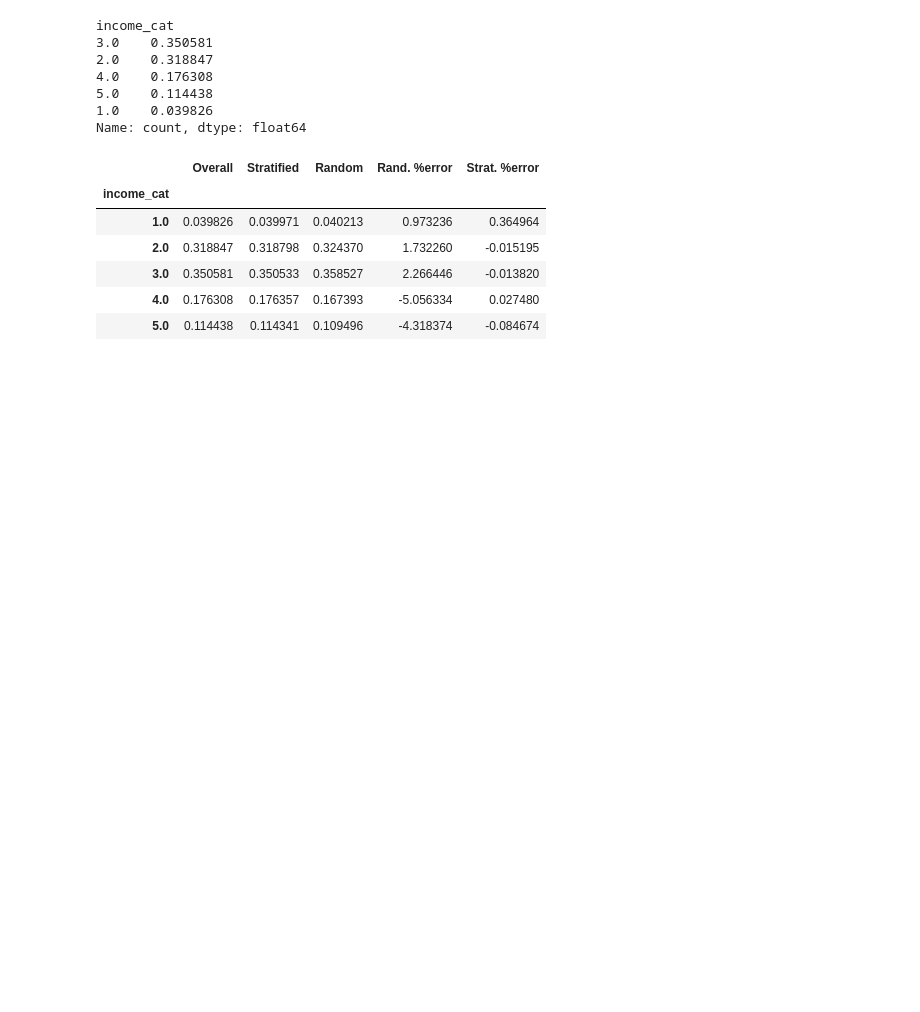
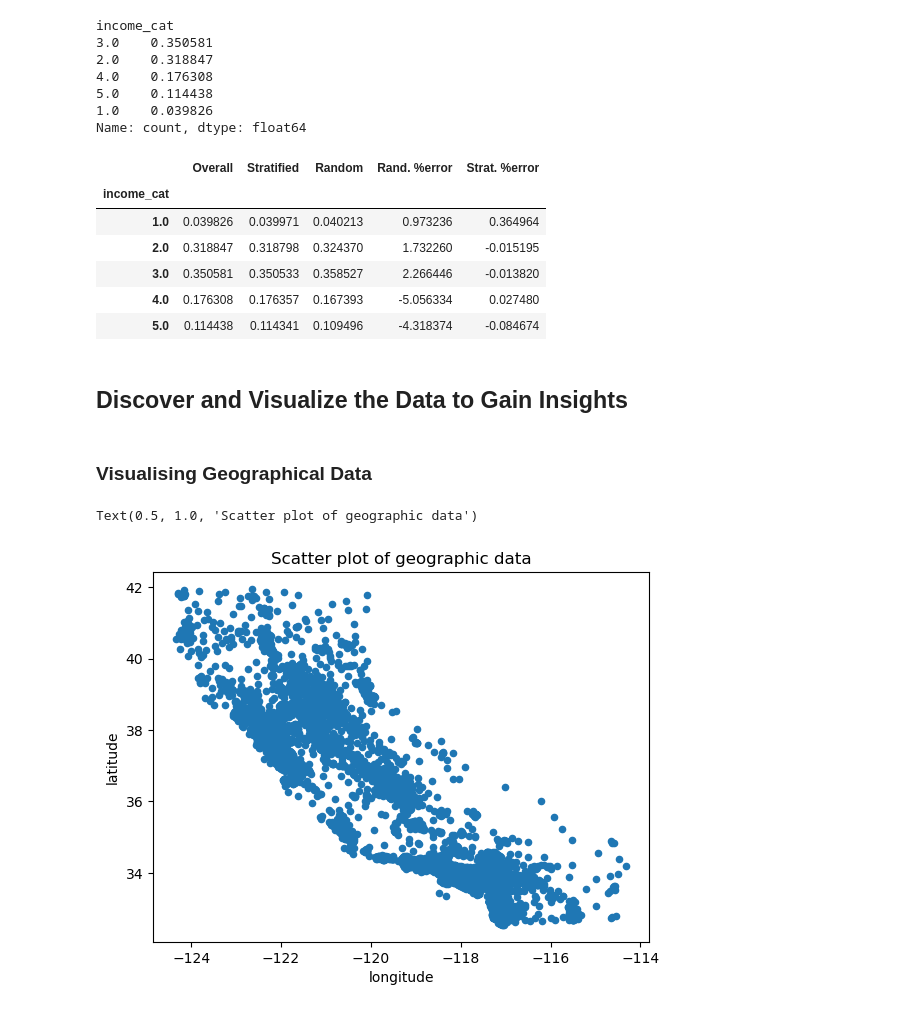
Before and after one commit to Ivan-Grigorev/Hands_On_ML, a Jupyter notebook: chapter_02.ipynb, the cells around one changed output. Saved outputs shown, nothing was run; the diff lists cells and outputs as text; code cells hidden in the pictures; blank space fills up the shorter version.

```diff
--- a/chapter_02.ipynb
+++ b/chapter_02.ipynb
@@ -247,3 +249,19 @@ compare_props
 # Remove atribute 'income_cat' to revert the data back to its original state
 for set_ in (strat_train_set, strat_test_set):
     set_.drop('income_cat', axis=1, inplace=True)
+# %% [markdown]
+<h2>Discover and Visualize the Data to Gain Insights</h2>
+# %%
+housing = strat_train_set.copy()
+# %% [markdown]
+<h3>Visualising Geographical Data</h3>
+# %%
+housing.plot(
+    kind='scatter',
+    x='longitude',
+    y='latitude'
+)
+plt.title('Scatter plot of geographic data')
+# %% [output]
+Text(0.5, 1.0, 'Scatter plot of geographic data')
+[figure, added]
```
Also changed, not shown: parts of 13 cells of this notebook.
